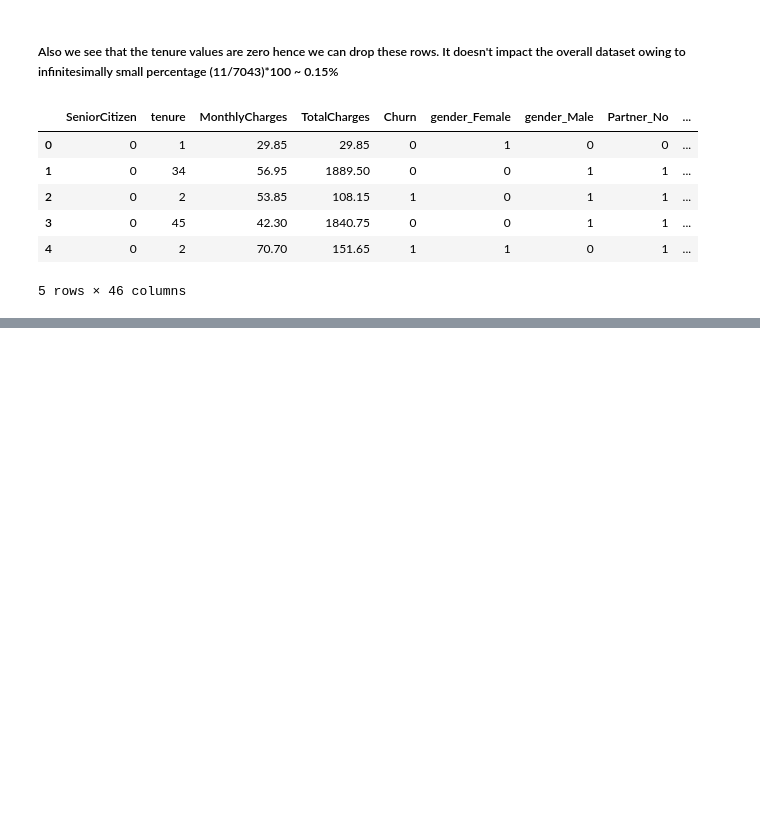
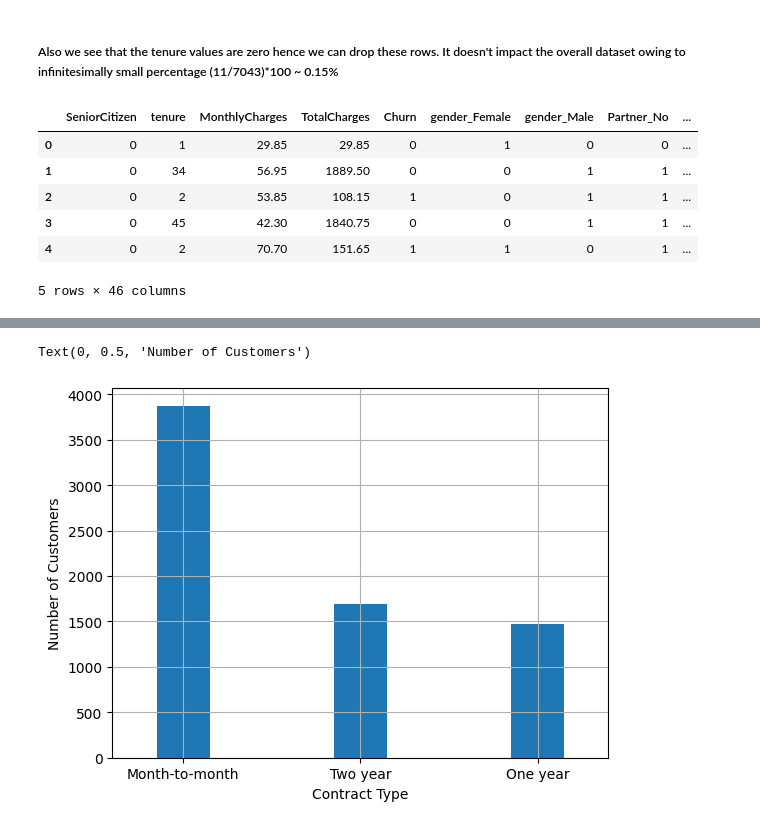
Before and after one commit to shanky474/pfizer_case_study_customer_churn, a Jupyter notebook: Customer_Churn_EDA.ipynb, the cells around one changed output, grey strips where cells are left out. Saved outputs shown, nothing was run; the diff lists cells and outputs as text; code cells hidden in the pictures; blank space fills up the shorter version.

```diff
--- a/Customer_Churn_EDA.ipynb
+++ b/Customer_Churn_EDA.ipynb
@@ -167,0 +187,8 @@ df_fine_tune_encoded.corr()['Churn'].sort_values(ascending = False).plot(kind='b
+# %%
+# For Contract
+ax = df_fine_tune['Contract'].value_counts().plot(kind = 'bar',rot = 0, width = 0.3, grid=True)
+ax.set_xlabel('Contract Type')
+ax.set_ylabel('Number of Customers')
+# %% [output]
+Text(0, 0.5, 'Number of Customers')
+[figure, added]
```
Also changed, not shown: parts of 9 cells of this notebook.
